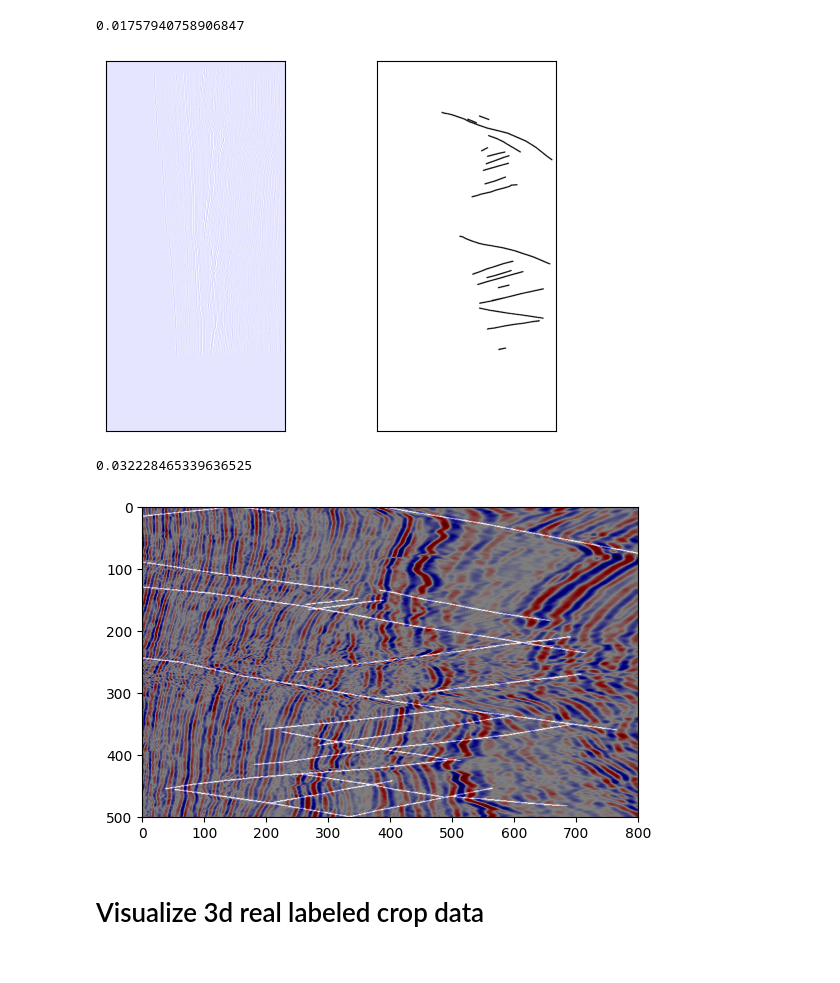
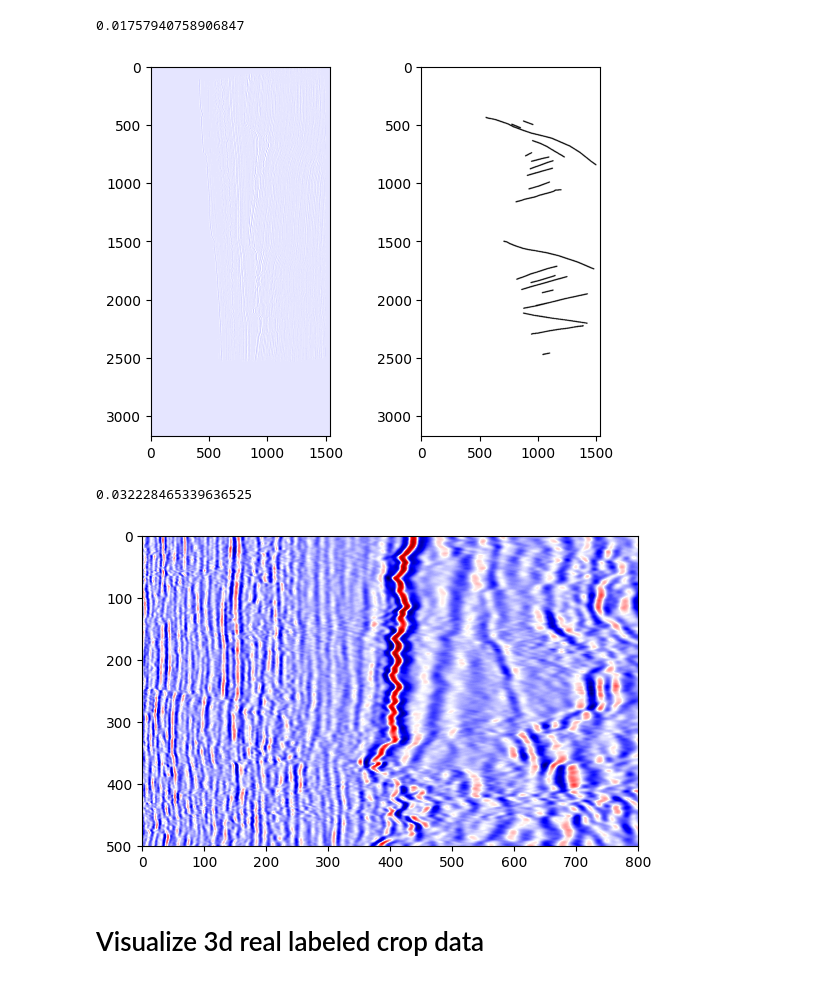
Before and after one commit to Kinlyran/Fault_Recong_zzr, a Jupyter notebook: data_explore.ipynb, the cells around one changed output. Cells and saved outputs as stored; diff of their text form; code cells hidden in the pictures.

```diff
--- a/data_explore.ipynb
+++ b/data_explore.ipynb
@@ -23,16 +26,16 @@ print(np.sum(ori_label) / (ori_label.shape[0] * ori_label.shape[1] * ori_label.s
 # %%
 slice_id = 10
 plt.subplot(1,2,1)
 fig = plt.imshow(ori_seis[slice_id,:,:], cmap='seismic')
-fig.axes.xaxis.set_visible(False)
-fig.axes.yaxis.set_visible(False)
+# fig.axes.xaxis.set_visible(False)
+# fig.axes.yaxis.set_visible(False)
 plt.subplot(1,2,2)
 fig = plt.imshow(ori_label[slice_id,:,:], cmap='binary')
-fig.axes.xaxis.set_visible(False)
-fig.axes.yaxis.set_visible(False)
+# fig.axes.xaxis.set_visible(False)
+# fig.axes.yaxis.set_visible(False)
 plt.show()
 # %% [output]
-[figure, old version]
+[figure, new version]
 # %%
 root_path = "/home/zhangzr/FaultRecongnition/Fault_data/real_labeled_data"
 ori_seis = segyio.tools.cube(os.path.join(root_path, 'origin_data', 'seis' , 'mig_fill.sgy'))
@@ -42,12 +45,12 @@ print(np.sum(ori_label) / (ori_label.shape[0] * ori_label.shape[1] * ori_label.s
 # %% [output]
 0.032228465339636525
 # %%
-slice_id = 500
-plt.imshow(ori_seis[slice_id,:,:], cmap='seismic')
-plt.imshow(ori_label[slice_id,:,:], cmap='gray', alpha=0.5)
+slice_id = 2
+plt.imshow(ori_seis[:,slice_id,:], cmap='seismic')
+# plt.imshow(ori_label[:,slice_id,:], cmap='gray', alpha=0.5)
 plt.show()
 # %% [output]
-[figure, old version]
+[figure, new version]
 # %% [markdown]
 # Visualize 3d real labeled crop data
 # %%
```
Also changed, not shown: parts of 2 cells of this notebook, 3 other files.
